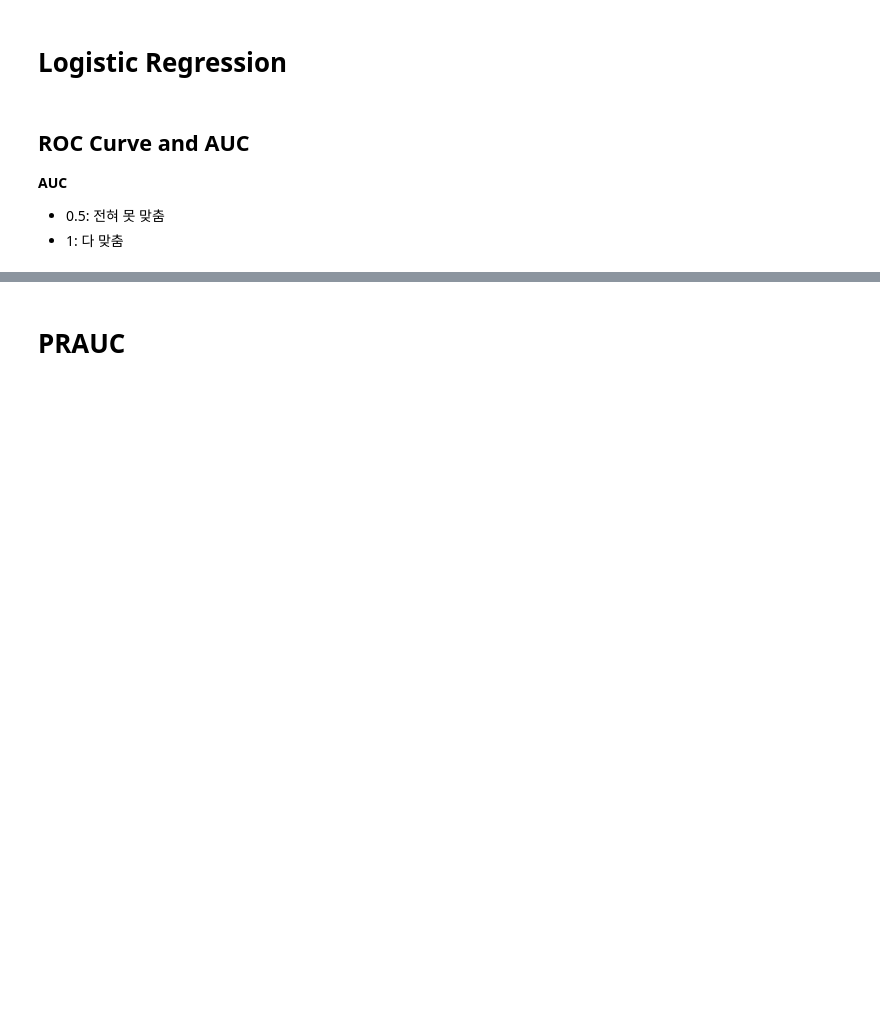
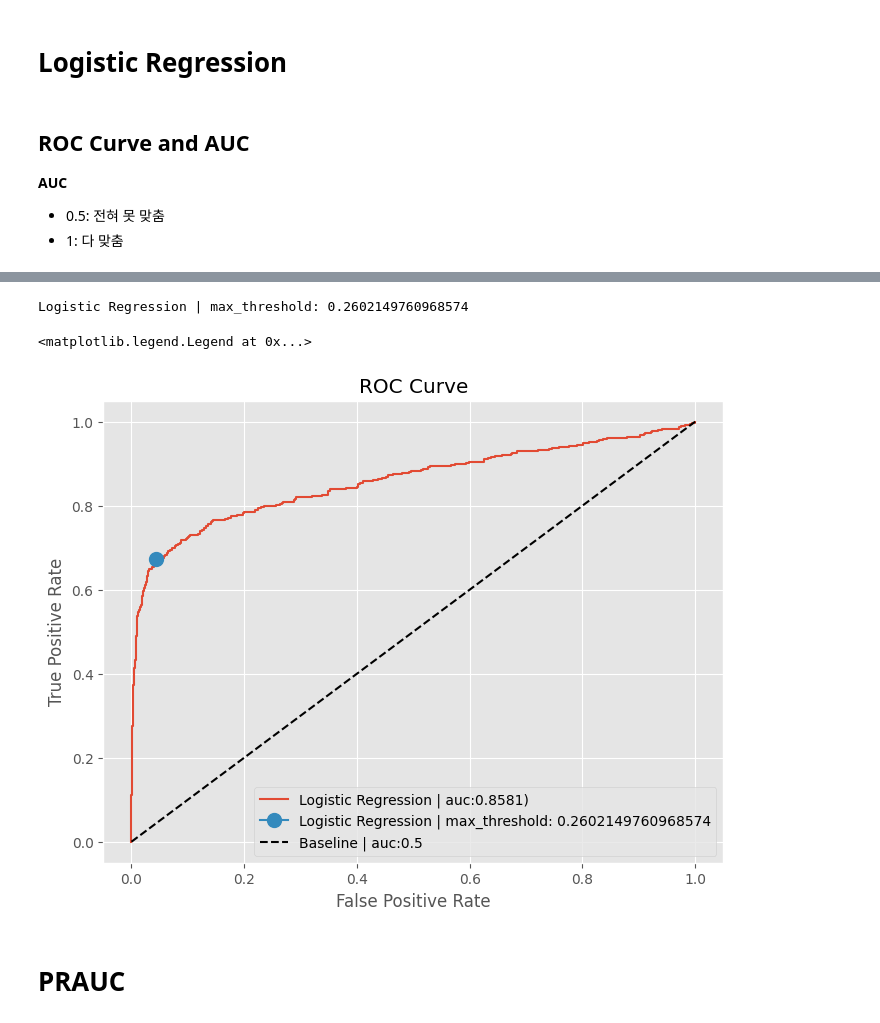
Before and after one commit to AndersonJo/machine-learning, a Jupyter notebook: 001 Performance Test (ROC, AUC, Confusion Matrix)/04. Threshold Optimization.ipynb, the cells around one changed output, grey strips where cells are left out. Saved outputs shown, nothing was run; the diff lists cells and outputs as text; code cells hidden in the pictures; blank space fills up the shorter version.

```diff
--- a/001 Performance Test (ROC, AUC, Confusion Matrix)/04. Threshold Optimization.ipynb
+++ b/001 Performance Test (ROC, AUC, Confusion Matrix)/04. Threshold Optimization.ipynb
@@ -132,3 +69,55 @@ Logistic: ROC AUC=0.858
+# %%
+from sklearn.metrics import (
+    RocCurveDisplay,
+    accuracy_score,
+    auc,
+    f1_score,
+    precision_score,
+    recall_score,
+    roc_auc_score,
+    roc_curve,
+)
+
+
+def calculate_roc(y_true, y_prob, plot, label, method=None):
+    fpr, tpr, thresholds = roc_curve(y_true, y_prob)
+
+    # TPR - FPR Optimal Threshold
+    if method == 'gmean':
+        gmeans = np.sqrt(tpr * (1 - fpr))
+        max_idx = np.argmax(gmeans)
+        max_threshold = thresholds[max_idx]
+    elif method == 'diff':
+        max_idx = np.argmax(tpr - fpr)
+        max_threshold = thresholds[max_idx]
+    else:
+        max_idx = np.argmax(tpr - fpr)
+        max_threshold = thresholds[max_idx]
+
+    # Other Metrics at the max_threshold
+    auc_ = auc(fpr, tpr)
+    acc_ = accuracy_score(y_true, y_prob >= max_threshold)
+    f1_ = f1_score(y_true, y_prob >= max_threshold)
+
+    plot.plot(fpr, tpr, label=f"{label} | auc:{auc_:.4f})")
+    plot.plot(fpr[max_idx], tpr[max_idx], marker="o", markersize=10,
+              label=f'{label} | max_threshold: {max_threshold}')
+
+    print(f'{label} | max_threshold: {max_threshold}')
+
+
+fig, plot = plt.subplots(1, figsize=(8, 6))
+calculate_roc(y_test, y_prob, plot, 'Logistic Regression')
+
+plot.plot([0, 1], [0, 1], "k--", label=f"Baseline | auc:0.5")
+plot.set_xlabel("False Positive Rate")
+plot.set_ylabel("True Positive Rate")
+plot.set_title(f"ROC Curve")
+plot.legend(loc="lower right")
+# %% [output]
+Logistic Regression | max_threshold: 0.2602149760968574
+<matplotlib.legend.Legend at 0x...>
+[figure, added]
 # %% [markdown]
 # PRAUC
 # %% [markdown]
```
Also changed, not shown: parts of 5 cells of this notebook.
